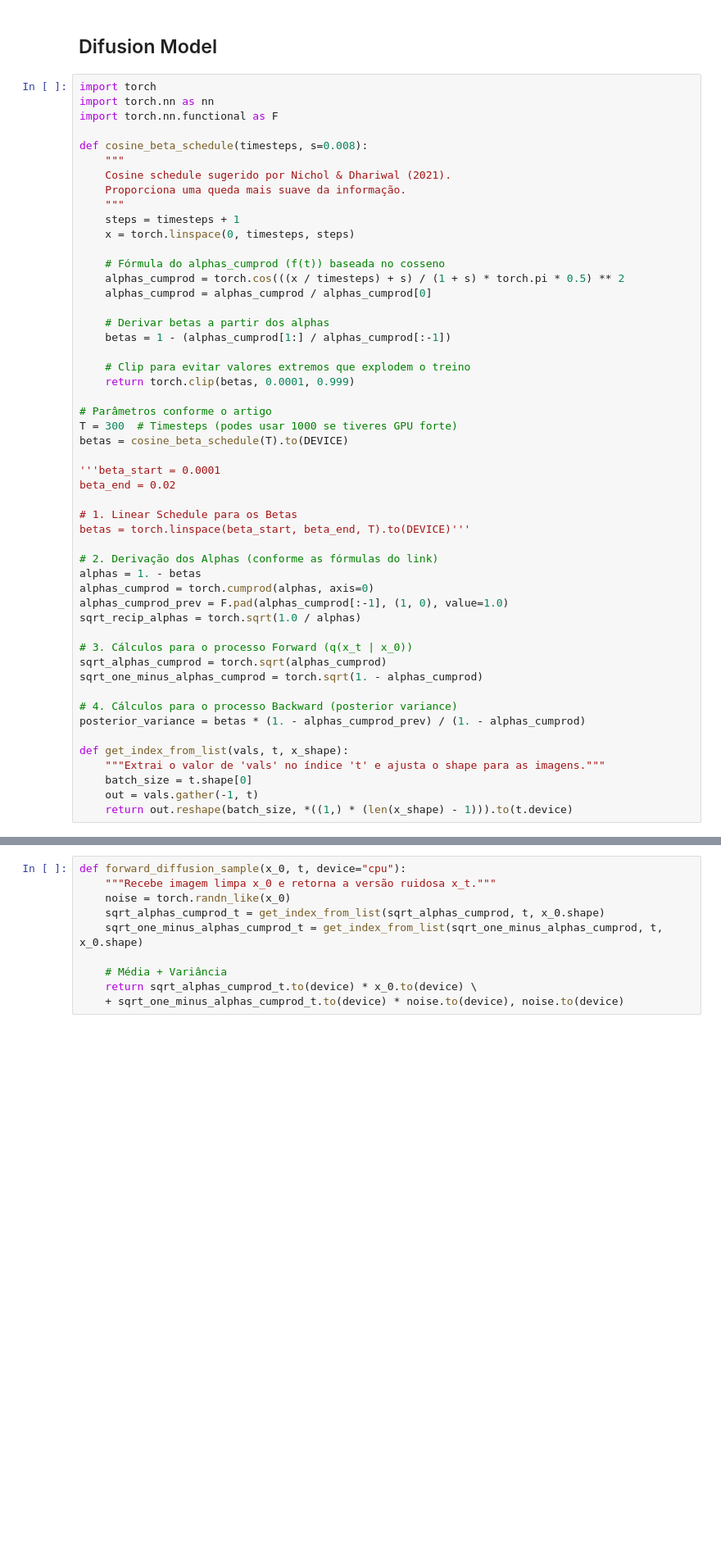
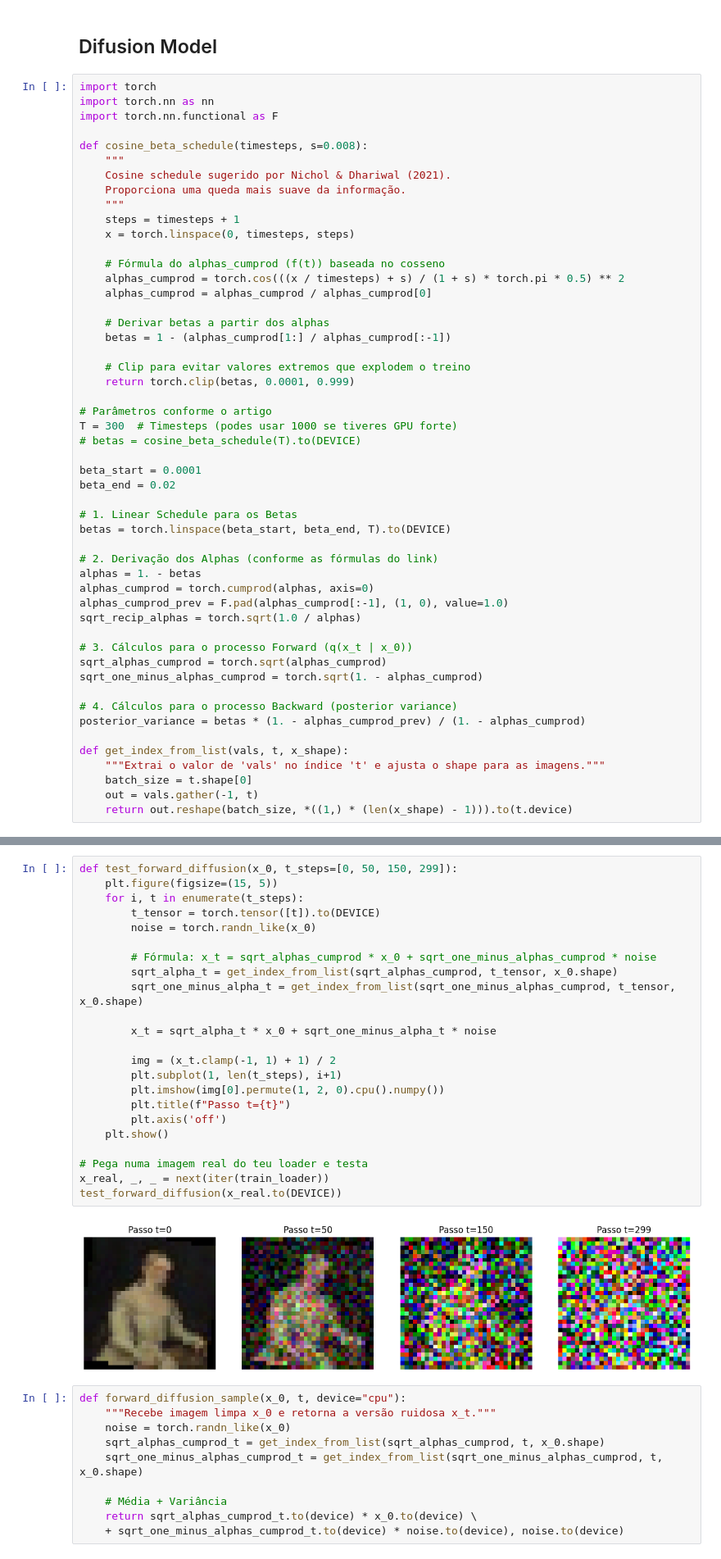
Before and after one commit to anapinto04/IAG_TP1, a Jupyter notebook: Difusion.ipynb, the cells around one changed output, grey strips where cells are left out. Shown at 82% size. Drawn from its saved outputs; the diff is of its cells as text; blank space fills up the shorter version.

Commit message:
diffusion do zé

```diff
--- a/Difusion.ipynb
+++ b/Difusion.ipynb
@@ -253,13 +251,13 @@ def cosine_beta_schedule(timesteps, s=0.008):
 
 # Parâmetros conforme o artigo
 T = 300  # Timesteps (podes usar 1000 se tiveres GPU forte)
-betas = cosine_beta_schedule(T).to(DEVICE)
+# betas = cosine_beta_schedule(T).to(DEVICE)
 
-'''beta_start = 0.0001
+beta_start = 0.0001
 beta_end = 0.02
 
 # 1. Linear Schedule para os Betas
-betas = torch.linspace(beta_start, beta_end, T).to(DEVICE)'''
+betas = torch.linspace(beta_start, beta_end, T).to(DEVICE)
 
 # 2. Derivação dos Alphas (conforme as fórmulas do link)
 alphas = 1. - betas
@@ -282,3 +286,28 @@ def get_index_from_list(vals, t, x_shape):
+# %%
+def test_forward_diffusion(x_0, t_steps=[0, 50, 150, 299]):
+    plt.figure(figsize=(15, 5))
+    for i, t in enumerate(t_steps):
+        t_tensor = torch.tensor([t]).to(DEVICE)
+        noise = torch.randn_like(x_0)
+
+        # Fórmula: x_t = sqrt_alphas_cumprod * x_0 + sqrt_one_minus_alphas_cumprod * noise
+        sqrt_alpha_t = get_index_from_list(sqrt_alphas_cumprod, t_tensor, x_0.shape)
+        sqrt_one_minus_alpha_t = get_index_from_list(sqrt_one_minus_alphas_cumprod, t_tensor, x_0.shape)
+
+        x_t = sqrt_alpha_t * x_0 + sqrt_one_minus_alpha_t * noise
+
+        img = (x_t.clamp(-1, 1) + 1) / 2
+        plt.subplot(1, len(t_steps), i+1)
+        plt.imshow(img[0].permute(1, 2, 0).cpu().numpy())
+        plt.title(f"Passo t={t}")
+        plt.axis('off')
+    plt.show()
+
+# Pega numa imagem real do teu loader e testa
+x_real, _, _ = next(iter(train_loader))
+test_forward_diffusion(x_real.to(DEVICE))
+# %% [output]
+[figure, added]
 # %%
 def forward_diffusion_sample(x_0, t, device="cpu"):
     """Recebe imagem limpa x_0 e retorna a versão ruidosa x_t."""
```
Also changed, not shown: parts of 14 cells of this notebook, 2 other files.
